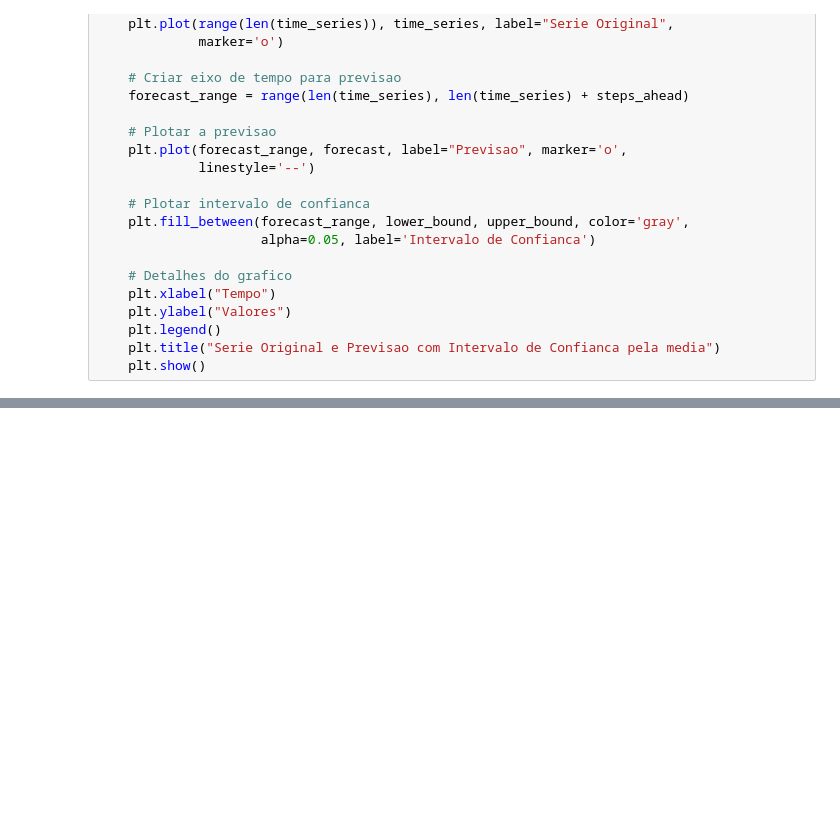
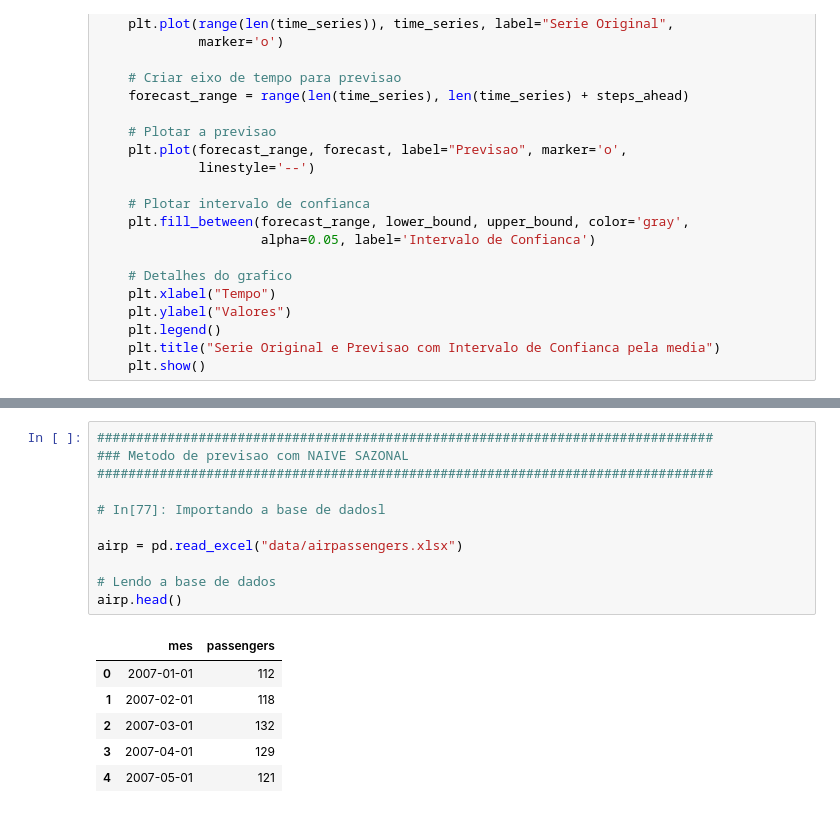
Before and after one commit to luizalaquini/time-series, a Jupyter notebook: script.ipynb, the cells around one changed output, grey strips where cells are left out. Saved outputs shown, nothing was run; the diff lists cells and outputs as text; blank space fills up the shorter version.

```diff
--- a/script.ipynb
+++ b/script.ipynb
@@ -2990,0 +1386,18 @@ else:
+# %%
+###############################################################################
+### Metodo de previsao com NAIVE SAZONAL
+###############################################################################
+
+# In[77]: Importando a base de dadosl
+
+airp = pd.read_excel("data/airpassengers.xlsx")
+
+# Lendo a base de dados
+airp.head()
+# %% [output]
+|  | mes | passengers |
+| 0 | 2007-01-01 | 112 |
+| 1 | 2007-02-01 | 118 |
+| 2 | 2007-03-01 | 132 |
+| 3 | 2007-04-01 | 129 |
+| 4 | 2007-05-01 | 121 |
```
Also changed, not shown: parts of 18 cells of this notebook.
